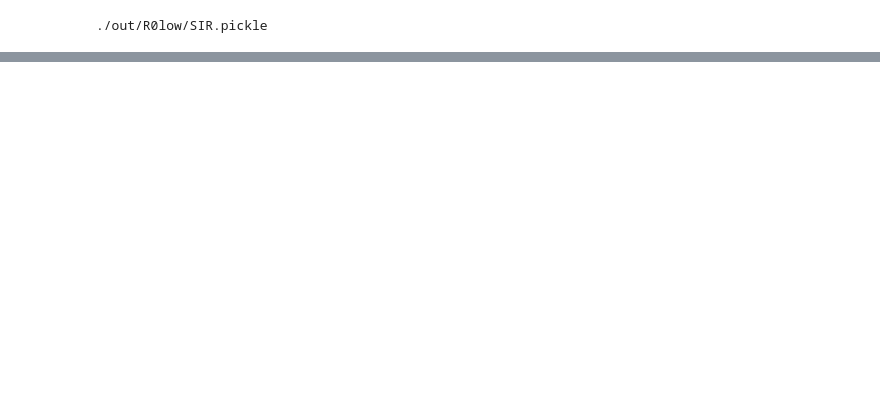
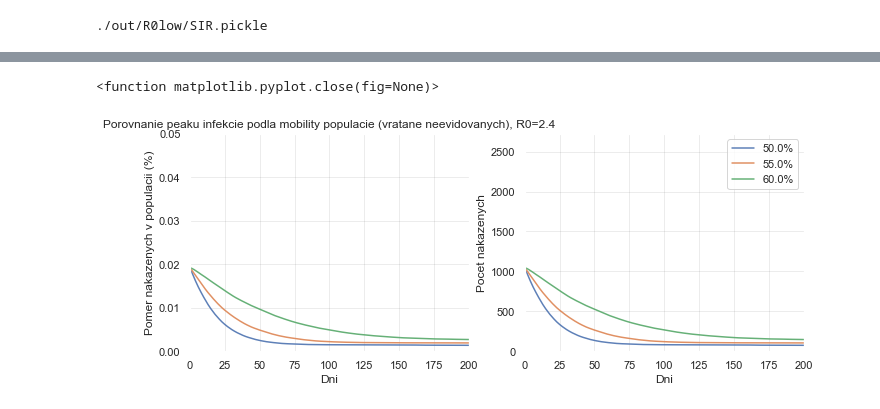
Before and after one commit to zuzancek/corona, a Jupyter notebook: SIR/Report_SIR_single.ipynb, the cells around one changed output, grey strips where cells are left out. Cells and saved outputs as stored; diff of their text form; code cells hidden in the pictures; blank space fills up the shorter version.

```diff
--- a/SIR/Report_SIR_single.ipynb
+++ b/SIR/Report_SIR_single.ipynb
@@ -189,22 +192,25 @@ plt.close
 # %%
 # 1.C compare peaks (as a function of pop.mobility alpha), for small alpha, relative numbers, LOW alpha
 x = np.arange(1,z.simul_len+1)
 idx_arr = np.arange(alpha_idx_vec[0],alpha_idx_vec[1])
 set_fig_style()
 plt.subplot(121)
-leg,plt = plot_peaks(pct_SIR_I,idx_arr,0.008,100)
+leg,plt = plot_peaks(pct_SIR_I,idx_arr,0.05,100)
 #plt.legend(leg)
 plt.title("Porovnanie peaku infekcie podla mobility populacie (vratane neevidovanych), R0="+str(z.R0))
 plt.xlabel("Dni")
 plt.ylabel("Pomer nakazenych v populacii (%)")
 
 plt.subplot(122)
-leg,plt = plot_peaks(pct_SIR_I,idx_arr,pop_size*0.00008,pop_size)
+leg,plt = plot_peaks(pct_SIR_I,idx_arr,pop_size*0.0005,pop_size)
 plt.legend(leg)
 plt.xlabel("Dni")
 plt.ylabel("Pocet nakazenych")
 plt.savefig(fig_rootname+"/peaks_alpha_low.png",dpi=300)
 plt.close
+# %% [output]
+<function matplotlib.pyplot.close(fig=None)>
+[figure, added]
 # %%
 ## 2.A compare growth of infectious persons (absolute numbers, daily basis),HIGH alpha
 idx_arr = np.arange(alpha_idx_vec[2],num)
```
Also changed, not shown: parts of 5 cells of this notebook, 10 other files.
